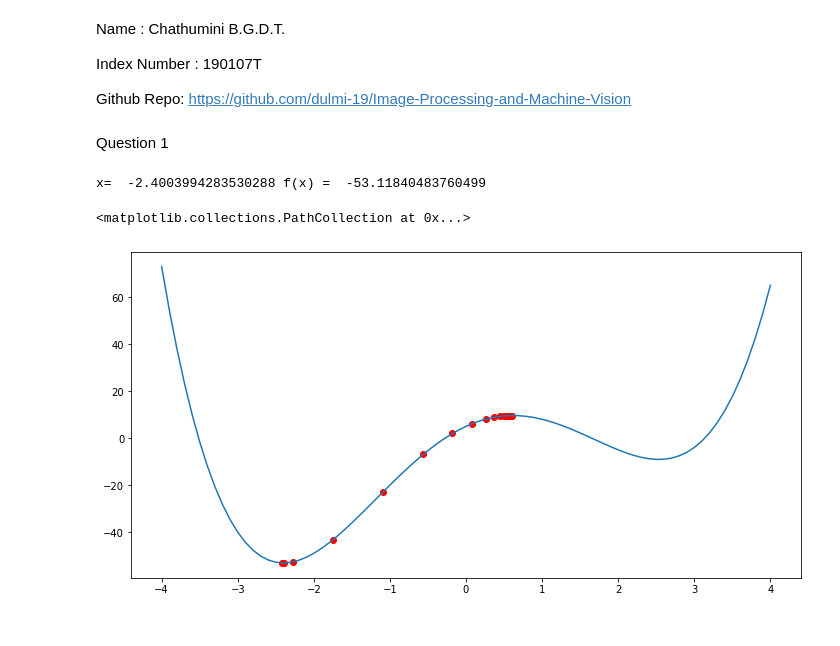
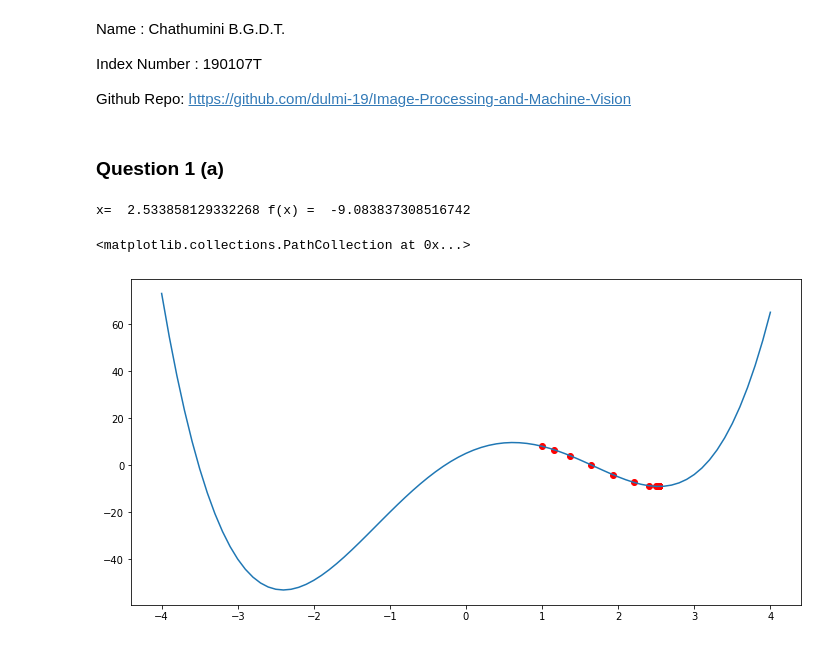
Before and after one commit to dulmi-99/Image-Processing-and-Machine-Vision, a Jupyter notebook: Exercises/Exercise 10/190107T_Exercise_10.ipynb, the cells around one changed output. Saved outputs shown, nothing was run; the diff lists cells and outputs as text; code cells hidden in the pictures.

Commit message:
Completed question 1

```diff
--- a/Exercises/Exercise 10/190107T_Exercise_10.ipynb
+++ b/Exercises/Exercise 10/190107T_Exercise_10.ipynb
@@ -5,42 +5,42 @@ Index Number : 190107T
 
 Github Repo:
 https://github.com/dulmi-19/Image-Processing-and-Machine-Vision
-# %% [markdown]
-Question 1
+# %% [markdown]
+### Question 1 (a)
 # %%
 import numpy as np
 import matplotlib.pyplot as plt
 
 def f(x):
     w = np.array([1,-1,-12,15,5])
     M = np.size(w)-1
     return np.sum([x**i*w[M-i] for i in range(0,M+1)], axis=0)
 
 def g(x):
     w = np.array([1,-1,-12,15,5])
     M = np.size(w)-1
     return np.sum([i*x**(i-1)*w[M-i] for i in range(0,M+1)], axis=0)
 
-alpha = 0.02
-x = 0.6
+alpha = 0.02 #Learning rate
+x = 1 #Initial solution
 x_hist = np.array(x)
 fx_hist = np.array(f(x))
 for i in range(20):
     x = x - alpha*g(x)
     x_hist= np.append(x_hist, x)
     fx_hist= np.append(fx_hist, f(x))
 
 print('x= ',x,'f(x) = ',f(x))
 
 fig = plt.figure(figsize = (12,6))
 ax = plt.subplot(1,1,1)
 delta = 0.1
 x_ = np.arange(-4,4+delta,delta)
 ax.plot(x_,f(x_))
 ax.scatter(x_hist,fx_hist, c='r')
 # %% [output]
-x=  -2.4003994283530288 f(x) =  -53.11840483760499
+x=  2.533858129332268 f(x) =  -9.083837308516742
 <matplotlib.collections.PathCollection at 0x...>
-[figure, old version]
+[figure, new version]
 # %%
 # finding a root close to x0
```
Also changed, not shown: parts of 17 cells of this notebook.
